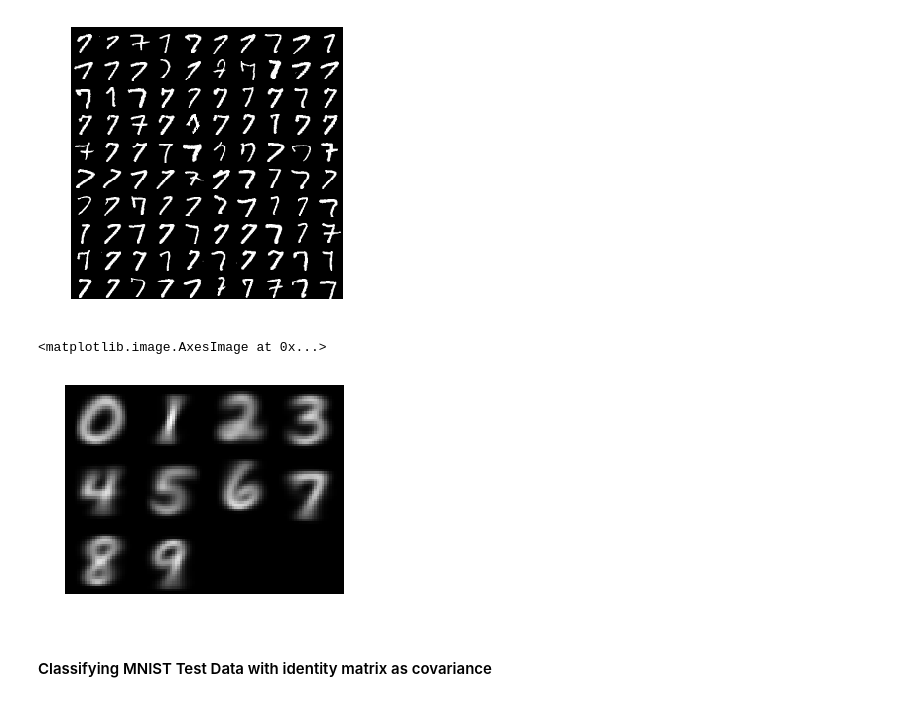
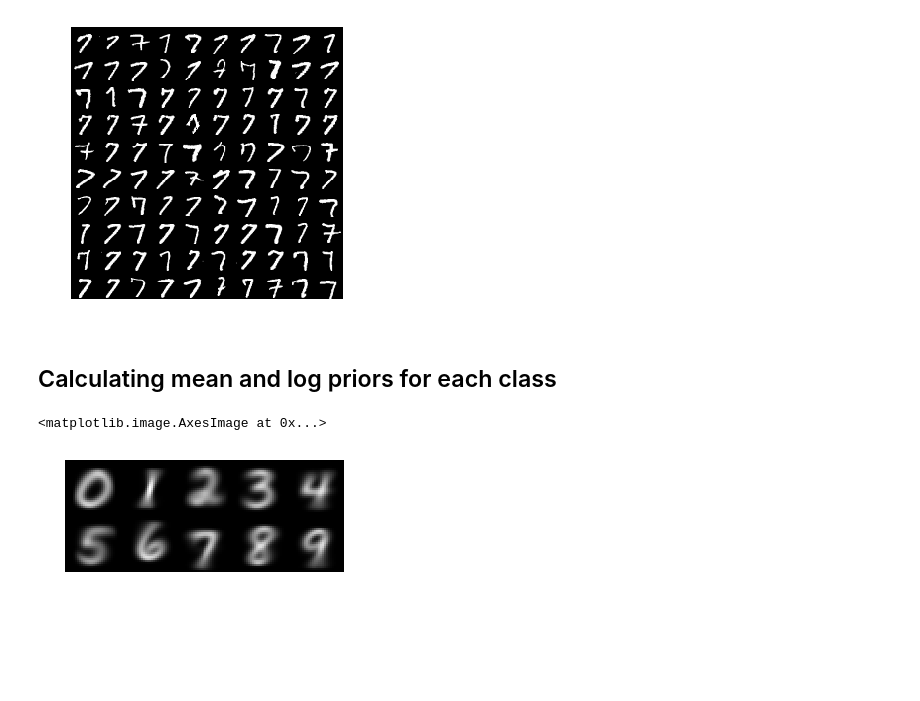
Before and after one commit to mlhhu2017/identifyDigit, a Jupyter notebook: cornelius/gaussian_classifier.ipynb, the cells around one changed output. Drawn from its saved outputs; the diff is of its cells as text; code cells hidden in the pictures; blank space fills up the shorter version.

```diff
--- a/cornelius/gaussian_classifier.ipynb
+++ b/cornelius/gaussian_classifier.ipynb
@@ -9,4 +11,4 @@ from sklearn.metrics import confusion_matrix
 # %%
 # importing training images and test images
-train, train_labels, test, test_labels = mu.get_np_array()
+trainX, trainY, testX, testY = mu.get_np_array()
 classes = np.arange(10)
@@ -29,6 +35,6 @@ mu.show_nums(testing, xsize=5, ysize=5)
 # %%
 # create arrays for only the specific numbers
-num_arrays = mu.get_all_nums(train, train_labels)
+num_arrays = mu.get_all_nums(trainX, trainY)
 # %%
 # show the first 100 images of number 7
 num = num_arrays[7]
@@ -36,15 +42,20 @@ mu.show_nums(num[:100], xsize=5, ysize=5)
 # %% [output]
 <matplotlib.image.AxesImage at 0x...>
 [figure]
+# %% [markdown]
+## Calculating mean and log priors for each class
 # %%
 # calculate means for all numbers
-mys = [np.mean(num_arrays[i], axis=0) for i in range(10)]
+mean = [np.mean(num_arrays[i], axis=0) for i in range(10)]
+
+# calculate log priors for all numbers
+logpriors = np.array([np.log(i.shape[0]/trainX.shape[0]) for i in num_arrays])
 
 # print mean for each number
-mu.show_nums(np.array(mys), xsize=5, ysize=5)
+mu.show_nums(np.array(mean), nrow=2, xsize=5, ysize=5)
 # %% [output]
 <matplotlib.image.AxesImage at 0x...>
-[figure, old version]
+[figure, new version]
 # %%
 # predict test data with distributions for each number
 def predict_nums(dists, test):
@@ -67,5 +77,3 @@ def find_wrong(data, labels, pred):
     stack = stack[stack[:,0].argsort(kind='mergesort')]
     # return the incorrectly labeled numbers
     return data[np.where(stack[:,0] != stack[:,1])]
-# %% [markdown]
-#### Classifying MNIST Test Data with identity matrix as covariance
```
Also changed, not shown: parts of 47 cells of this notebook.
